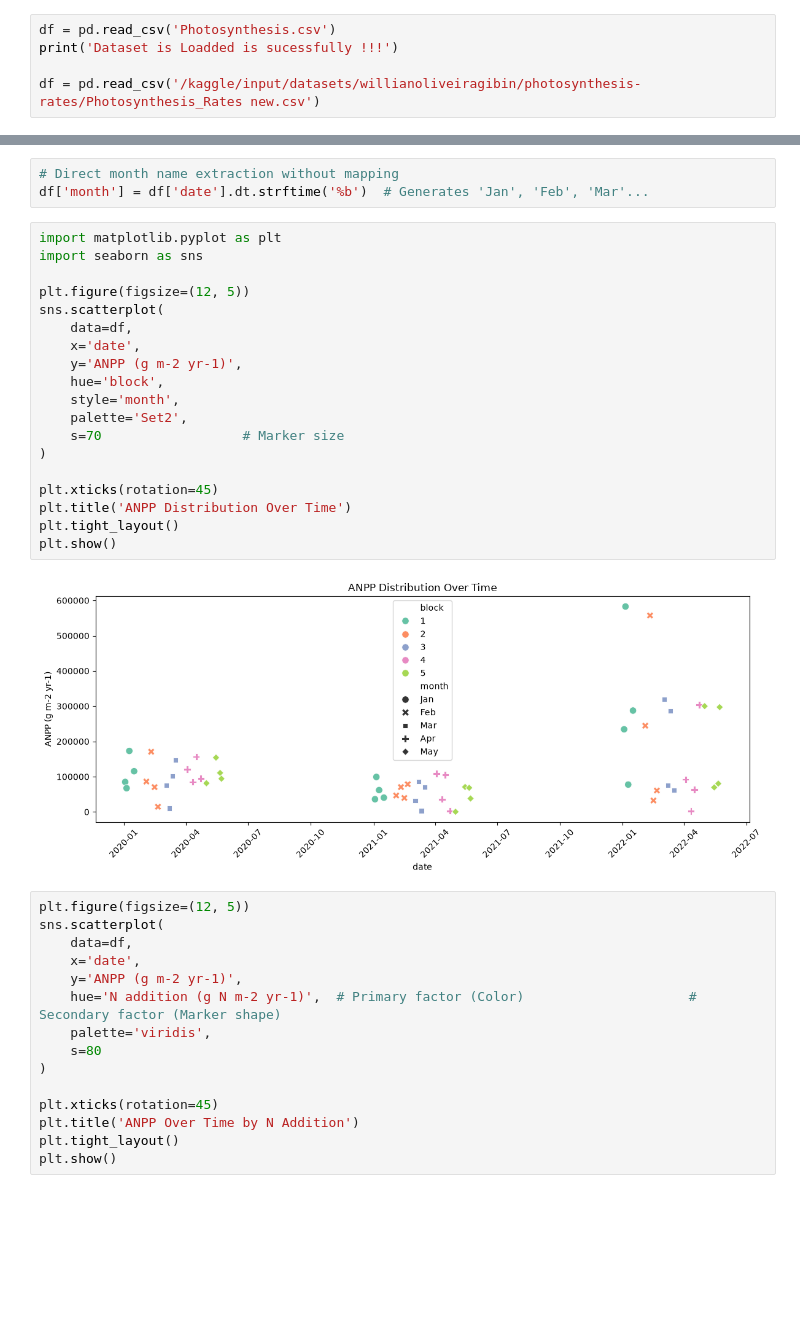
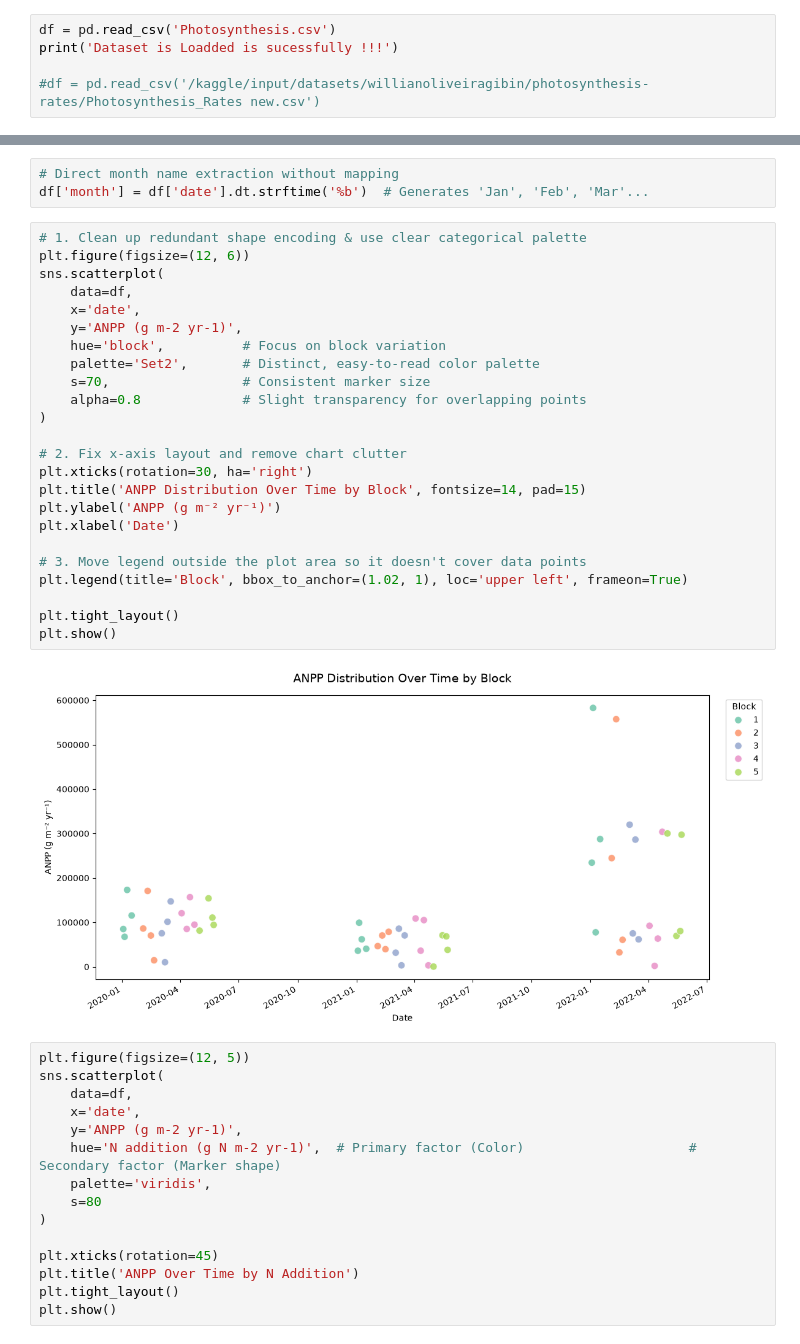
Before and after one commit to Osaidgit/EDA-on-PhotoSynthesis-Dataset, a Jupyter notebook: 01.ipynb, the cells around one changed output, grey strips where cells are left out. Drawn from its saved outputs; the diff is of its cells as text; blank space fills up the shorter version.

```diff
--- a/01.ipynb
+++ b/01.ipynb
@@ -13,6 +14,6 @@ libraries are imported sucessfully
 df = pd.read_csv('Photosynthesis.csv')
 print('Dataset is Loadded is sucessfully !!!')
 
-df = pd.read_csv('/kaggle/input/datasets/willianoliveiragibin/photosynthesis-rates/Photosynthesis_Rates new.csv')
+#df = pd.read_csv('/kaggle/input/datasets/willianoliveiragibin/photosynthesis-rates/Photosynthesis_Rates new.csv')
 # %% [output]
 Dataset is Loadded is sucessfully !!!
@@ -136,27 +136,32 @@ fig_d.show()
 # %%
 # Direct month name extraction without mapping
 df['month'] = df['date'].dt.strftime('%b')  # Generates 'Jan', 'Feb', 'Mar'...
-# %%
-import matplotlib.pyplot as plt
-import seaborn as sns
-
-plt.figure(figsize=(12, 5))
-sns.scatterplot(
-    data=df,
-    x='date',
-    y='ANPP (g m-2 yr-1)',
-    hue='block',
-    style='month',
-    palette='Set2',
-    s=70                  # Marker size
-)
-
-plt.xticks(rotation=45)
-plt.title('ANPP Distribution Over Time')
-plt.tight_layout()
-plt.show()
-# %% [output]
-[figure, removed]
+# %%
+# 1. Clean up redundant shape encoding & use clear categorical palette
+plt.figure(figsize=(12, 6))
+sns.scatterplot(
+    data=df,
+    x='date',
+    y='ANPP (g m-2 yr-1)',
+    hue='block',          # Focus on block variation
+    palette='Set2',       # Distinct, easy-to-read color palette
+    s=70,                 # Consistent marker size
+    alpha=0.8             # Slight transparency for overlapping points
+)
+
+# 2. Fix x-axis layout and remove chart clutter
+plt.xticks(rotation=30, ha='right')
+plt.title('ANPP Distribution Over Time by Block', fontsize=14, pad=15)
+plt.ylabel('ANPP (g m⁻² yr⁻¹)')
+plt.xlabel('Date')
+
+# 3. Move legend outside the plot area so it doesn't cover data points
+plt.legend(title='Block', bbox_to_anchor=(1.02, 1), loc='upper left', frameon=True)
+
+plt.tight_layout()
+plt.show()
+# %% [output]
+[figure, added]
 # %%
 plt.figure(figsize=(12, 5))
 sns.scatterplot(
```
Also changed, not shown: parts of 9 cells of this notebook.
